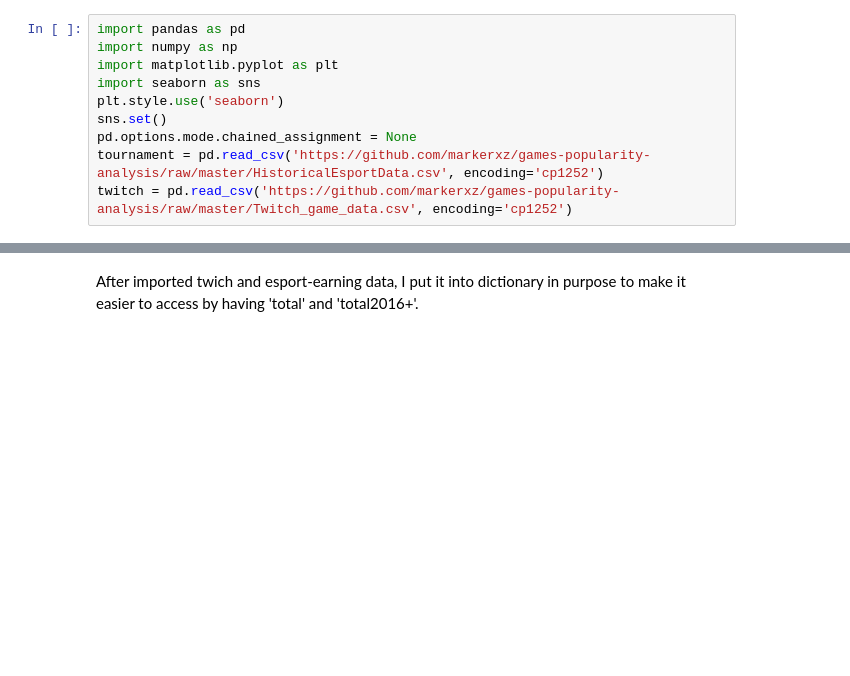
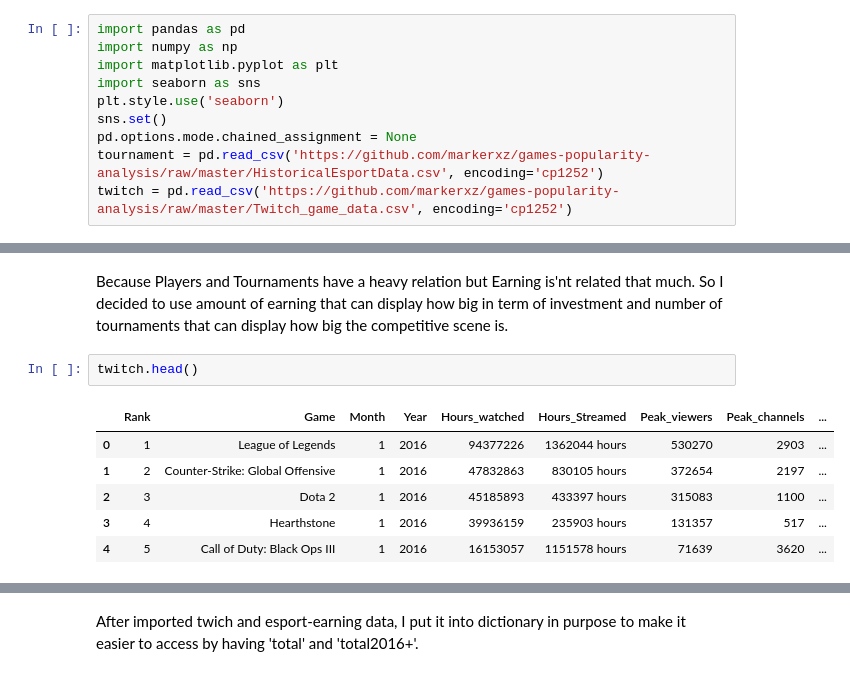
Before and after one commit to markerxz/games-popularity-analysis, a Jupyter notebook: esp.ipynb, the cells around one changed output, grey strips where cells are left out. Saved outputs shown, nothing was run; the diff lists cells and outputs as text; blank space fills up the shorter version.

```diff
--- a/esp.ipynb
+++ b/esp.ipynb
@@ -12,0 +27,11 @@ twitch = pd.read_csv('https://github.com/markerxz/games-popularity-analysis/raw/
+# %% [markdown]
+Because Players and Tournaments have a heavy relation but Earning is'nt related that much. So I decided to use amount of earning that can display how big in term of investment and number of tournaments that can display how big the competitive scene is.
+# %%
+twitch.head()
+# %% [output]
+|  | Rank | Game | Month | Year | Hours_watched | Hours_Streamed | Peak_viewers | Peak_channels | ... |
+| 0 | 1 | League of Legends | 1 | 2016 | 94377226 | 1362044 hours | 530270 | 2903 | ... |
+| 1 | 2 | Counter-Strike: Global Offensive | 1 | 2016 | 47832863 | 830105 hours | 372654 | 2197 | ... |
+| 2 | 3 | Dota 2 | 1 | 2016 | 45185893 | 433397 hours | 315083 | 1100 | ... |
+| 3 | 4 | Hearthstone | 1 | 2016 | 39936159 | 235903 hours | 131357 | 517 | ... |
+| 4 | 5 | Call of Duty: Black Ops III | 1 | 2016 | 16153057 | 1151578 hours | 71639 | 3620 | ... |
```
Also changed, not shown: parts of 4 cells of this notebook.
